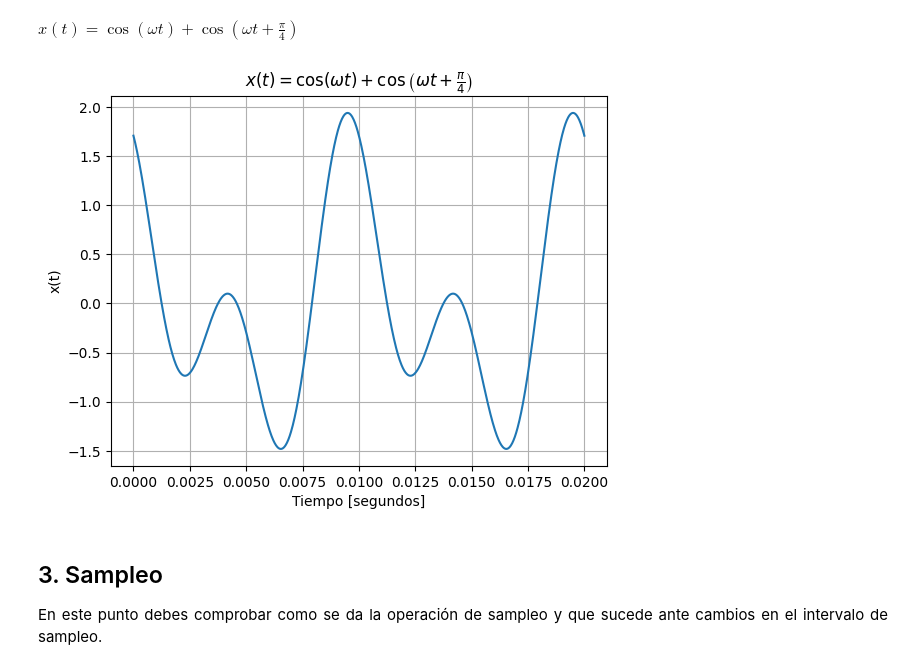
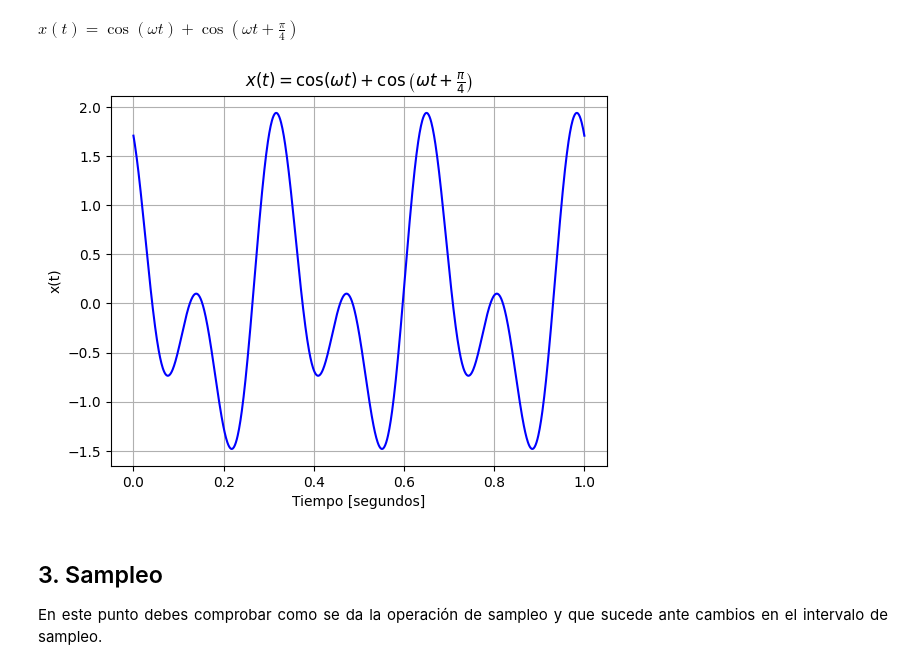
Before and after one commit to MatiasArmijo/Actividades-EIE-401-Matias-Armijo, a Jupyter notebook: actividad-2/Actividad_2_ArmijoMatias_204623155.ipynb, the cells around one changed output. Saved outputs shown, nothing was run; the diff lists cells and outputs as text; code cells hidden in the pictures.

```diff
--- a/actividad-2/Actividad_2_ArmijoMatias_204623155.ipynb
+++ b/actividad-2/Actividad_2_ArmijoMatias_204623155.ipynb
@@ -77,23 +77,27 @@ $x(t) = \cos(\omega t) + \cos \left(\omega t + \frac{\pi}{4}\right)$
 # %%
 import numpy as np
 import matplotlib.pyplot as plt
 
-f = 100
-N = 1000
+f = 3 # frecuencia de la señal continua generada
+N = 1000 # cantidad de muestras del vector de tiempo
 t_inicial = 0
-t_final = 0.02
+t_final = 1
+
+# Vector de tiempo "Continuo"
 t = np.linspace(t_inicial,t_final,N)
 
+# Señal generada
 señal = np.cos(2*np.pi*f*t) + np.cos(2*2*np.pi*f*t + np.pi/4)
 
-plt.plot(t,señal)
+# Graficos
+plt.plot(t,señal,color='blue')
 plt.grid(True)
 plt.title(r'$x(t) = \cos(\omega t) + \cos \left(\omega t + \frac{\pi}{4}\right)$')
 plt.xlabel("Tiempo [segundos]")
 plt.ylabel(r'x(t)')
 plt.show()
 # %% [output]
-[figure, old version]
+[figure, new version]
 # %% [markdown]
 ## 3. Sampleo
 <p align="justify">
```
Also changed, not shown: parts of 13 cells of this notebook.
